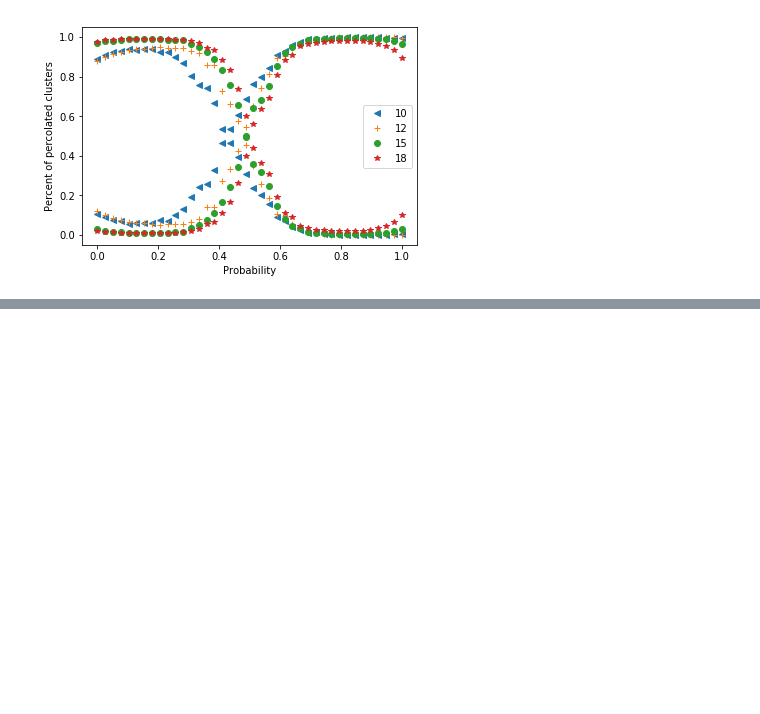
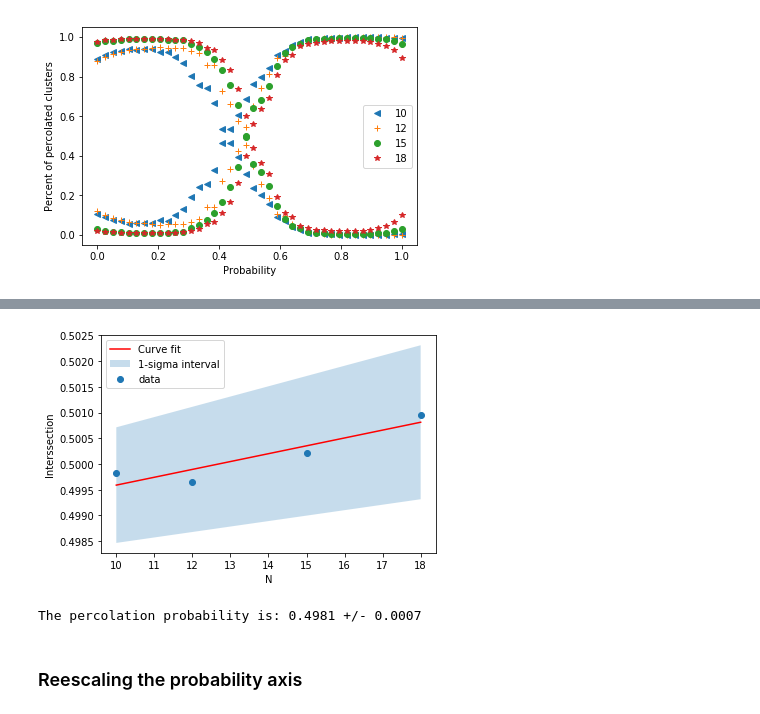
Before and after one commit to nahumsa/Percolation, a Jupyter notebook: Percolation_ML.ipynb, the cells around one changed output, grey strips where cells are left out. Saved outputs shown, nothing was run; the diff lists cells and outputs as text; code cells hidden in the pictures; blank space fills up the shorter version.

```diff
--- a/Percolation_ML.ipynb
+++ b/Percolation_ML.ipynb
@@ -341,0 +363,29 @@ plt.show()
+# %%
+from scipy.optimize import curve_fit
+def f(x,a,b):
+    return a*x + b
+popt, pcov = curve_fit(f, N, interssections)
+perr = np.sqrt(np.diag(pcov)) #std of fit
+# %%
+popt_up = popt + 1 * perr
+popt_dw = popt - 1 * perr
+fit = f(N, *popt)
+fit_up = f(N, *popt_up)
+fit_dw = f(N, *popt_dw)
+
+
+plt.errorbar(N,interssections, linestyle= 'None', marker='o', label= 'data')
+plt.plot(N, f(N,*popt), 'r-', label= 'Curve fit')
+plt.fill_between(N, fit_up, fit_dw, alpha=.25, label='1-sigma interval')
+plt.legend(loc= 'upper left')
+plt.xlabel('N')
+plt.ylabel('Interssection')
+plt.show()
+# %% [output]
+[figure, added]
+# %%
+print('The percolation probability is: {:.4f} +/- {:.4f}'.format(popt[1],perr[1]))
+# %% [output]
+The percolation probability is: 0.4981 +/- 0.0007
+# %% [markdown]
+### Reescaling the probability axis
```
Also changed, not shown: parts of 7 cells of this notebook, 8 other files.
